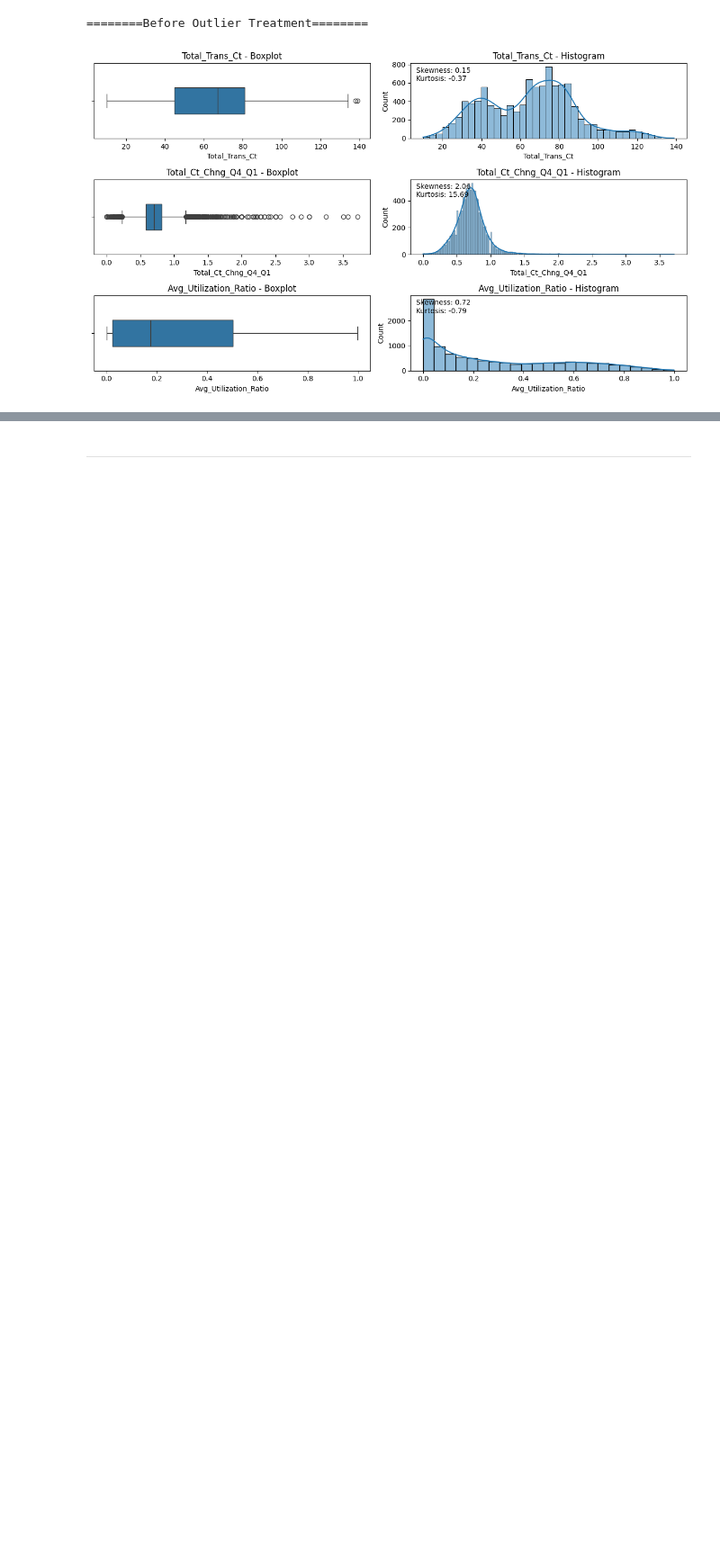
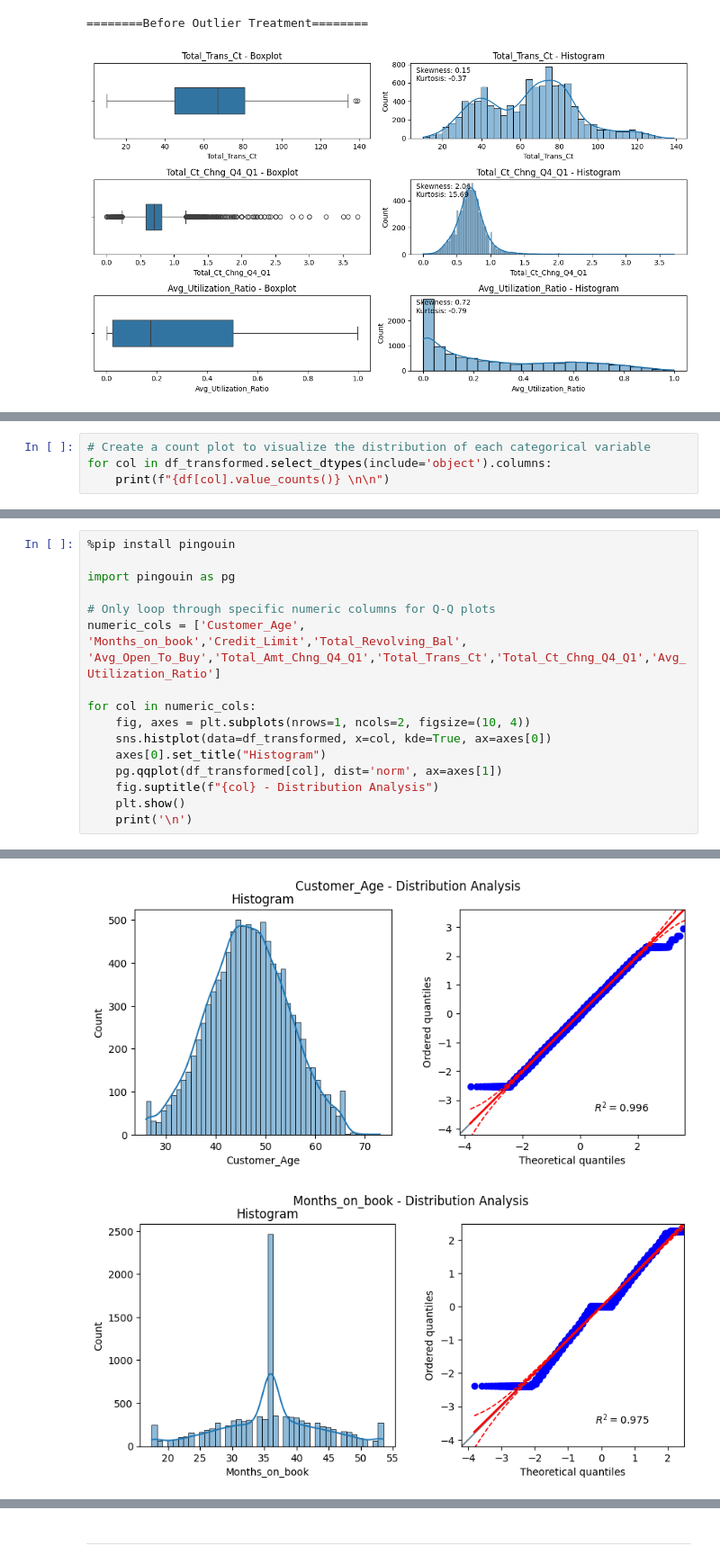
Before and after one commit to Lailah-Idrees/Credit-Card-Churning-Customers-Analysis-, a Jupyter notebook: jupyter_notebooks/ETL.ipynb, the cells around one changed output, grey strips where cells are left out. Shown at 90% size. Saved outputs shown, nothing was run; the diff lists cells and outputs as text; blank space fills up the shorter version.

```diff
--- a/jupyter_notebooks/ETL.ipynb
+++ b/jupyter_notebooks/ETL.ipynb
@@ -282,0 +400,4 @@ plt.show()
+# %%
+# Create a count plot to visualize the distribution of each categorical variable
+for col in df_transformed.select_dtypes(include='object').columns:
+    print(f"{df[col].value_counts()} \n\n")
@@ -282,0 +422,17 @@ plt.show()
+# %%
+%pip install pingouin
+
+import pingouin as pg
+
+# Only loop through specific numeric columns for Q-Q plots
+numeric_cols = ['Customer_Age', 'Months_on_book','Credit_Limit','Total_Revolving_Bal', 'Avg_Open_To_Buy','Total_Amt_Chng_Q4_Q1','Total_Trans_Ct','Total_Ct_Chng_Q4_Q1','Avg_Utilization_Ratio']
+
+for col in numeric_cols:
+    fig, axes = plt.subplots(nrows=1, ncols=2, figsize=(10, 4))
+    sns.histplot(data=df_transformed, x=col, kde=True, ax=axes[0])
+    axes[0].set_title("Histogram")
+    pg.qqplot(df_transformed[col], dist='norm', ax=axes[1])
+    fig.suptitle(f"{col} - Distribution Analysis")
+    plt.show()
+    print('\n')
+# %% [output]
@@ -282,0 +456,2 @@ plt.show()
+[figure, added]
+[figure, added]
```
Also changed, not shown: parts of 17 cells of this notebook, 2 other files.
